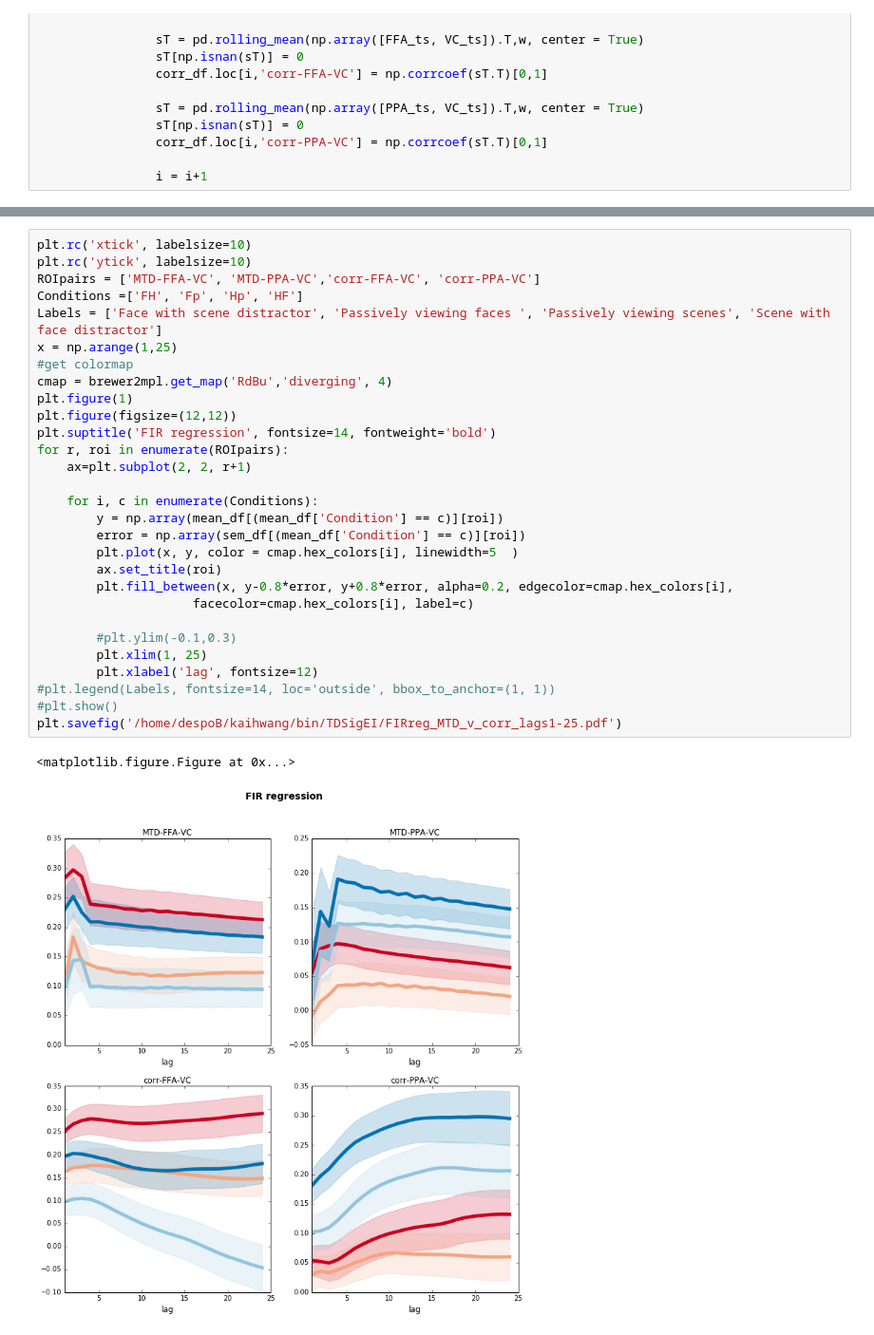
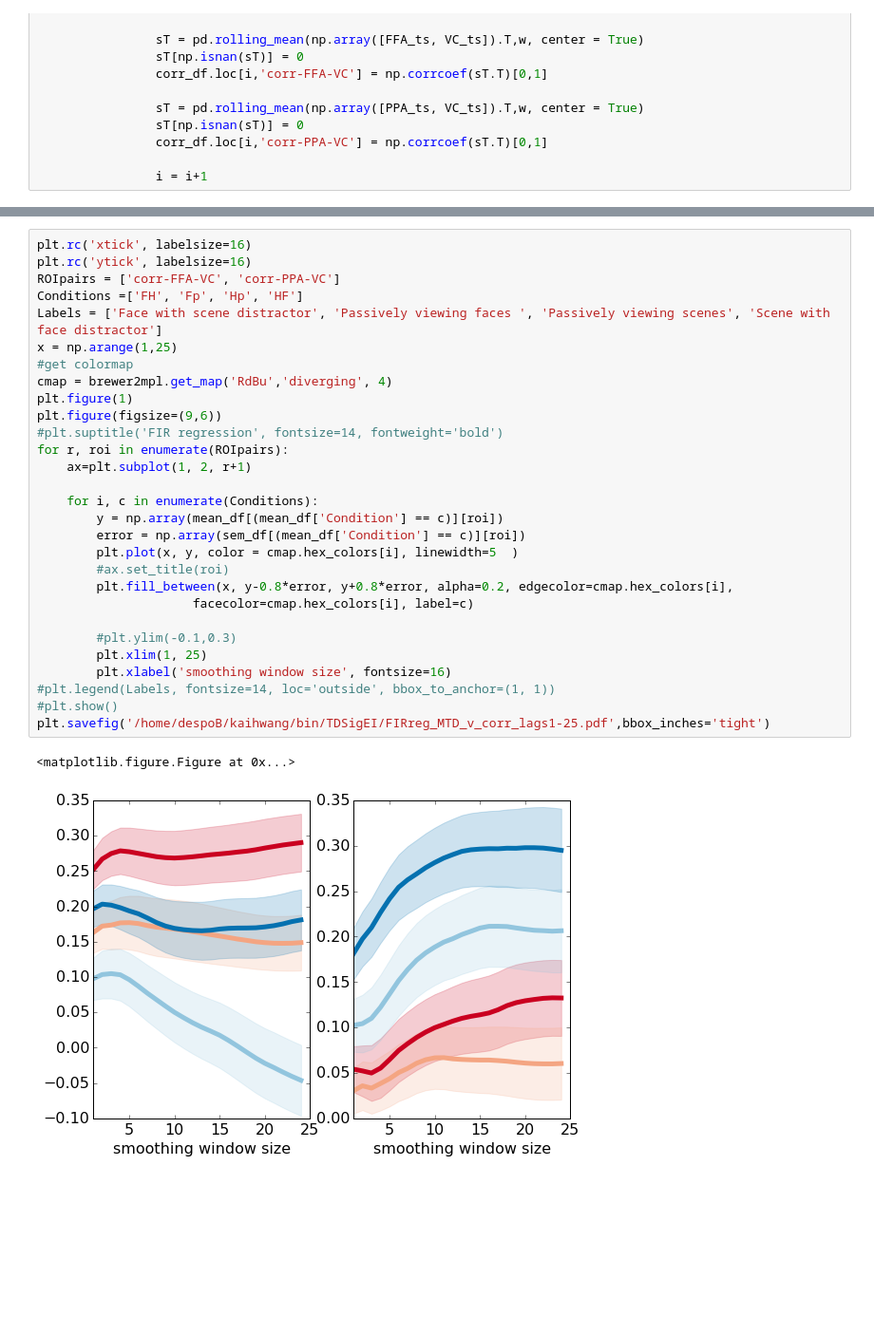
Before and after one commit to kaihwang/TDSigEI, a Jupyter notebook: MTD/Run_MTD.ipynb, the cells around one changed output, grey strips where cells are left out. Shown at 95% size. Cells and saved outputs as stored; diff of their text form; blank space fills up the shorter version.

```diff
--- a/MTD/Run_MTD.ipynb
+++ b/MTD/Run_MTD.ipynb
@@ -89,32 +89,32 @@ mean_df.head()
 # %%
-plt.rc('xtick', labelsize=10)
-plt.rc('ytick', labelsize=10)
-ROIpairs = ['MTD-FFA-VC', 'MTD-PPA-VC','corr-FFA-VC', 'corr-PPA-VC']
+plt.rc('xtick', labelsize=16)
+plt.rc('ytick', labelsize=16)
+ROIpairs = ['corr-FFA-VC', 'corr-PPA-VC']
 Conditions =['FH', 'Fp', 'Hp', 'HF']
 Labels = ['Face with scene distractor', 'Passively viewing faces ', 'Passively viewing scenes', 'Scene with face distractor']
 x = np.arange(1,25)
 #get colormap
 cmap = brewer2mpl.get_map('RdBu','diverging', 4)
 plt.figure(1)
-plt.figure(figsize=(12,12))
-plt.suptitle('FIR regression', fontsize=14, fontweight='bold')
+plt.figure(figsize=(9,6))
+#plt.suptitle('FIR regression', fontsize=14, fontweight='bold')
 for r, roi in enumerate(ROIpairs):
-    ax=plt.subplot(2, 2, r+1)
+    ax=plt.subplot(1, 2, r+1)
 
     for i, c in enumerate(Conditions):
         y = np.array(mean_df[(mean_df['Condition'] == c)][roi])
         error = np.array(sem_df[(mean_df['Condition'] == c)][roi])
         plt.plot(x, y, color = cmap.hex_colors[i], linewidth=5  )
-        ax.set_title(roi)
+        #ax.set_title(roi)
         plt.fill_between(x, y-0.8*error, y+0.8*error, alpha=0.2, edgecolor=cmap.hex_colors[i],
                      facecolor=cmap.hex_colors[i], label=c)
 
         #plt.ylim(-0.1,0.3)
         plt.xlim(1, 25)
-        plt.xlabel('lag', fontsize=12)
+        plt.xlabel('smoothing window size', fontsize=16)
 #plt.legend(Labels, fontsize=14, loc='outside', bbox_to_anchor=(1, 1))
 #plt.show()
-plt.savefig('/home/despoB/kaihwang/bin/TDSigEI/FIRreg_MTD_v_corr_lags1-25.pdf')
+plt.savefig('/home/despoB/kaihwang/bin/TDSigEI/FIRreg_MTD_v_corr_lags1-25.pdf',bbox_inches='tight')
 # %% [output]
 <matplotlib.figure.Figure at 0x...>
-[figure, old version]
+[figure, new version]
```
Also changed, not shown: parts of 4 cells of this notebook, 1 other file.
